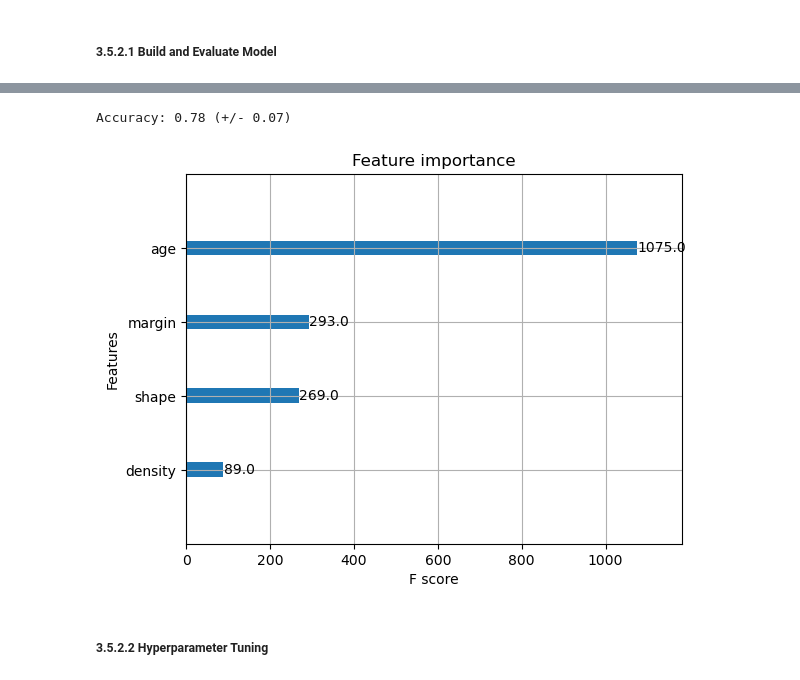
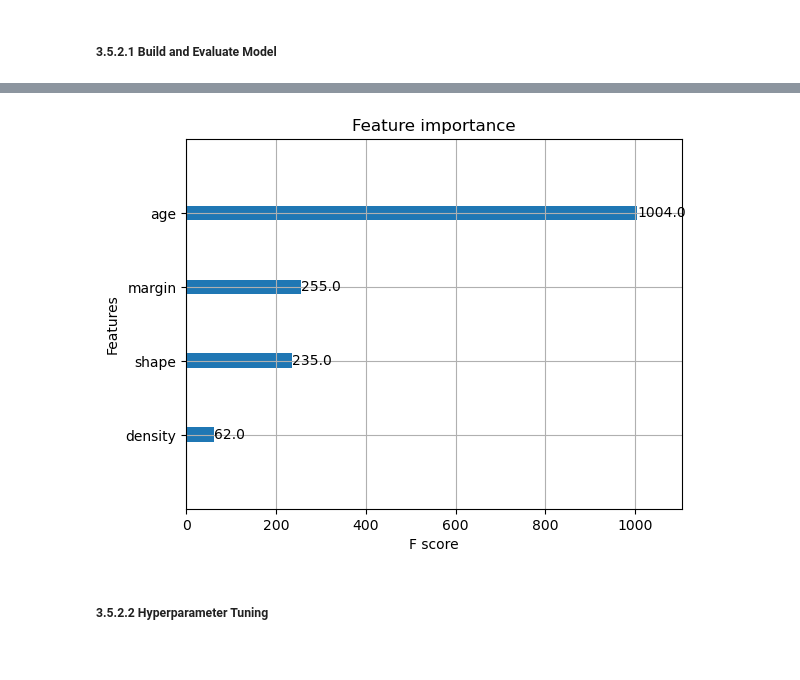
Before and after one commit to diogoalexandreramalho/mammogram_mass_classification, a Jupyter notebook: Mammogram_Mass_Classification.ipynb, the cells around one changed output, grey strips where cells are left out. Saved outputs shown, nothing was run; the diff lists cells and outputs as text; code cells hidden in the pictures.

```diff
--- a/Mammogram_Mass_Classification.ipynb
+++ b/Mammogram_Mass_Classification.ipynb
@@ -79,5 +87,5 @@ import pydotplus
 # %%
-masses_data = pd.read_csv('mammographic_masses.data.txt', na_values=['?'], names = ['BI-RADS', 'age', 'shape', 'margin', 'density', 'severity'])
+masses_data = pd.read_csv('data/mammographic_masses.data.txt', na_values=['?'], names = ['BI-RADS', 'age', 'shape', 'margin', 'density', 'severity'])
 masses_data.head()
 # %% [output]
 |  | BI-RADS | age | shape | margin | density | severity |
@@ -712,2 +720,19 @@ plt.show()
 # %% [markdown]
 #### 3.4.2 Hyperparameter Tuning
+# %%
+# Define the parameter grid to search
+param_grid = {
+    'decisiontreeclassifier__max_depth': [None, 2, 3, 4, 5, 6, 7, 8, 9, 10, 15, 20],
+    'decisiontreeclassifier__min_samples_split': [2, 5, 10],
+    'decisiontreeclassifier__min_samples_leaf': [1, 2, 4],
+    'decisiontreeclassifier__criterion': ["gini", "entropy"]
+}
+
+# Create a pipeline with a decision tree classifier
+pipeline = make_pipeline(DecisionTreeClassifier(random_state=0))
+
+# Create the GridSearchCV object
+grid_search = GridSearchCV(pipeline, param_grid, cv=5, scoring='accuracy', verbose=1)
+
+# Fit the model
+grid_search.fit(X_train, y_train)
@@ -741,2 +844,21 @@ Accuracy: 0.7437 (+/- 0.09)
 # %% [markdown]
 ##### 3.5.1.2 Hyperparameter Tuning
+# %%
+# Define the parameter grid to search
+param_grid = {
+    'randomforestclassifier__n_estimators': [10, 50, 100, 200],
+    'randomforestclassifier__max_depth': [None, 10, 20, 30],
+    'randomforestclassifier__min_samples_split': [2, 5, 10],
+    'randomforestclassifier__min_samples_leaf': [1, 2, 4],
+    'randomforestclassifier__max_features': ['auto', 'sqrt'],
+    'randomforestclassifier__criterion': ['gini', 'entropy'],
+}
+
+# Create a pipeline with a random forest classifier
+pipeline = make_pipeline(RandomForestClassifier(random_state=0))
+
+# Create the GridSearchCV object
+grid_search = GridSearchCV(pipeline, param_grid, cv=5, scoring='accuracy', verbose=1)
+
+# Fit the model
+grid_search.fit(X_train, y_train)
@@ -764,17 +955,11 @@ accuracy_score(y_test, predictions)
-# %%
-xgb_classifier = xgb.XGBClassifier(use_label_encoder=False, eval_metric="logloss")
-scores = cross_val_score(xgb_classifier, X, y, cv=10, scoring='accuracy')
-print("Accuracy: %0.2f (+/- %0.2f)" % (scores.mean(), scores.std() * 2))
-# %% [output]
-Accuracy: 0.78 (+/- 0.07)
 # %%
 # Fit the model to the entire dataset
-xgb_classifier.fit(X, y)
+xgb_classifier.fit(X_train, y_train)
 
 # Plot feature importances
 xgb.plot_importance(xgb_classifier)
 plt.show()
 # %% [output]
-[figure, old version]
+[figure, new version]
 # %% [markdown]
 ##### 3.5.2.2 Hyperparameter Tuning
```
Also changed, not shown: parts of 64 cells of this notebook, 10 other files.
